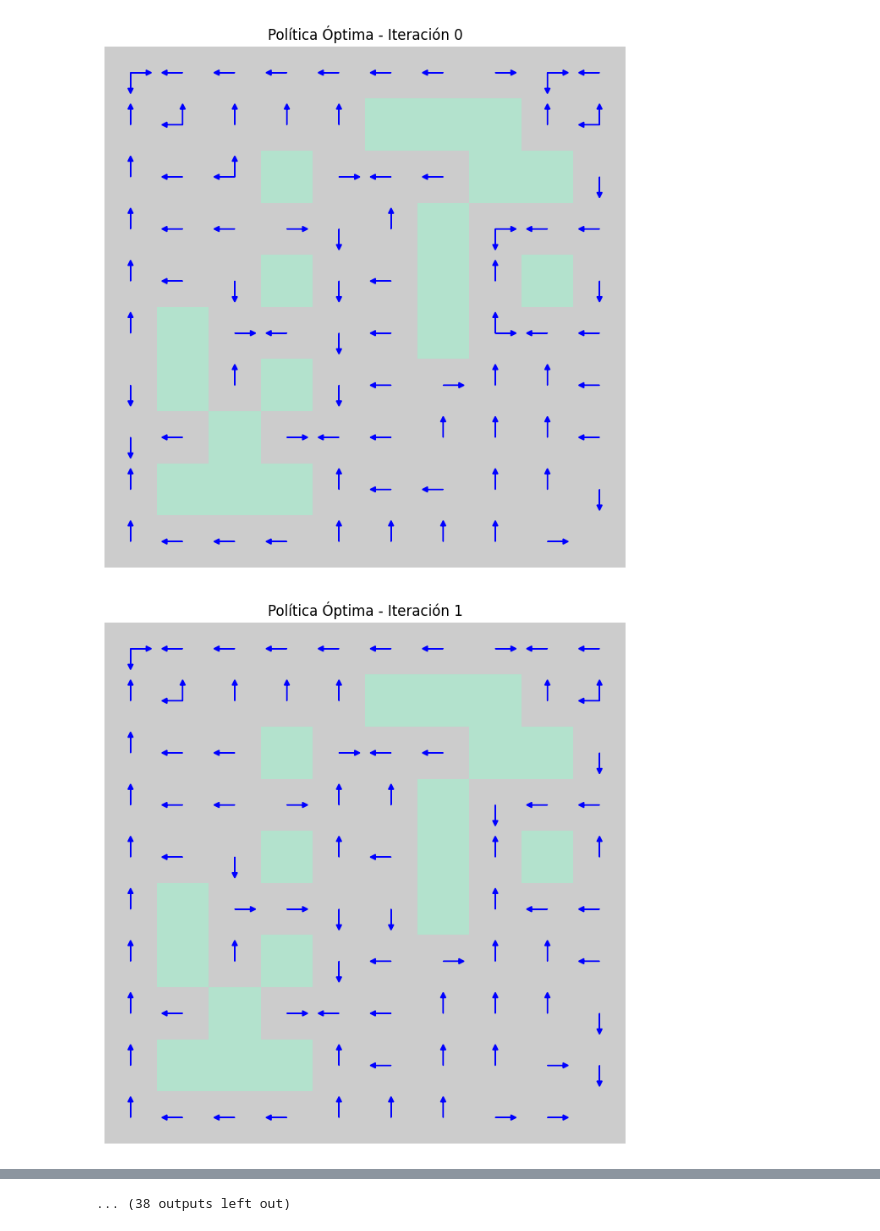
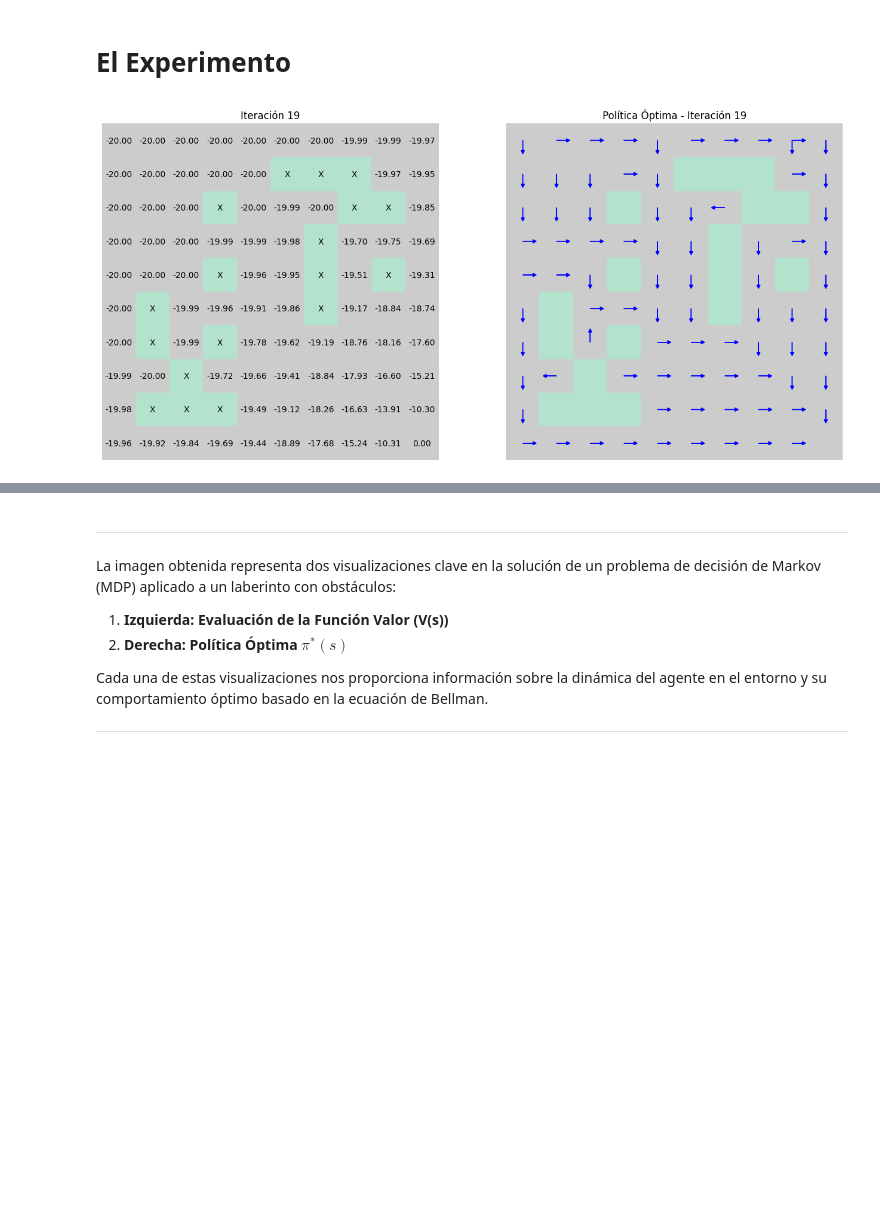
Before and after one commit to ldaniel-hm/eml_tabular, a Jupyter notebook: evaluacion_bellman.ipynb, the cells around one changed output, grey strips where cells are left out. Cells and saved outputs as stored; diff of their text form; code cells hidden in the pictures; blank space fills up the shorter version.

```diff
--- a/evaluacion_bellman.ipynb
+++ b/evaluacion_bellman.ipynb
@@ -13,6 +32,8 @@ import time
 class Maze:
     def __init__(self, n, m, p_obstacle=0.2, seed=None):
         """
+        Constuye un laberinto
+
         Parámetros:
           - n, m: dimensiones del laberinto.
           - p_obstacle: probabilidad de que una celda sea un obstáculo.
@@ -23,12 +44,16 @@ class Maze:
         if seed is not None:
             np.random.seed(seed)
         # Se genera la cuadrícula: 1 = celda transitable, 0 = obstáculo.
-        # self.grid = np.random.choice([0, 1], size=(n, m), p=[p_obstacle, 1 - p_obstacle])
         self.grid = np.ones((n, m), dtype=int)
+        # Con probabilidad 0 no  quieres obstáculos.
         self.grid[1:-1, 1:-1] = np.random.choice([0, 1], size=(n - 2, m - 2), p=[p_obstacle, 1 - p_obstacle])
         # Aseguramos que la celda de inicio (0,0) y la terminal (n-1, m-1) sean transitables.
+        # Tiene sentido si se generaron obstáculos en esas celdas.
         self.grid[0, 0] = 1
         self.grid[n - 1, m - 1] = 1
+
+        # Establecemos el estado inicial y terminal
+        # ¿Serías capaz de cambiar el código para considerar varios estados terminales?
         self.start = (0, 0)
         self.goal = (n - 1, m - 1)
 
@@ -257,15 +315,27 @@ delay = 0  # segundos de pausa entre iteraciones
+# %% [markdown]
+# El Experimento
+# %%
+# @title Parámetros del experimento
+
+n = 10           # Dimensiones del laberinto
+m = 10           #
+p_obstacle = 0.2 # Probabilidad de generar obstáculos
+gamma = 1        # Un descuento de 1 permite entender mejor lo que ocurre
+max_iter = 20    # Con 10 iteraciones son suficiente para llegar a una política ópima,
+                 # pero las funciones valor aún no han convergido.
+tol = 1e-3       # Máxima tolerancia pemitida entre dos iteraciones sucesivas
+delay = 0        # segundos de pausa entre iteraciones
 # %%
+# @title Ejecución del experimento
 # Ejecutamos el proceso iterativo, mostrando la evolución en cada iteración.
-# Instanciamos el laberinto
-maze = Maze(n, m, p_obstacle=p_obstacle, seed=42)
-# Instanciamos la política uniforme
-policy = UniformPolicy(maze)
-# Instanciamos el visualizador
-visualizer = Visualizer(maze)
+
+sync = True  # Si se quiere síncrono o no
+maze = Maze(n, m, p_obstacle=p_obstacle, seed=42) # Instanciamos un laberinto
+visualizer = Visualizer(maze)                     # Instanciamos el visualizado
 policy_visualizer = PolicyVisualizer(maze, gamma=gamma, reward_step=-1)
-# Instanciamos la evaluación de la función valor
-value_iteration = ValueIteration(maze, policy, gamma=gamma, reward_step=-1)
-value_iteration.iterate(max_iter=max_iter, tol=tol, delay=delay, is_sync=False, visualizer=None, policy_visualizer=policy_visualizer)
+value_iteration = ValueIteration(maze, policy, gamma=gamma, reward_step=-1)  # Instanciamos la evaluación de la función valor
+
+# Ejecutamos las iteraciones y mostramos los resultados.
+value_iteration.iterate(max_iter=max_iter, tol=tol, delay=delay, is_sync=sync, visualizer=visualizer, policy_visualizer=policy_visualizer)
 # %% [output]
-[figure, old version]
+[figure, new version]
-[figure, removed]
@@ -282 +342,11 @@ value_iteration.iterate(max_iter=max_iter, tol=tol, delay=delay, is_sync=False,
-... (38 outputs left out)
+# %% [markdown]
+---
+
+La imagen obtenida representa dos visualizaciones clave en la solución de un problema de decisión de Markov (MDP) aplicado a un laberinto con obstáculos:
+
+1. **Izquierda: Evaluación de la Función Valor \(V(s)\)**
+2. **Derecha: Política Óptima $\pi^*(s)$**
+
+Cada una de estas visualizaciones nos proporciona información sobre la dinámica del agente en el entorno y su comportamiento óptimo basado en la ecuación de Bellman.
+
+---
```
Also changed, not shown: parts of 11 cells of this notebook.
